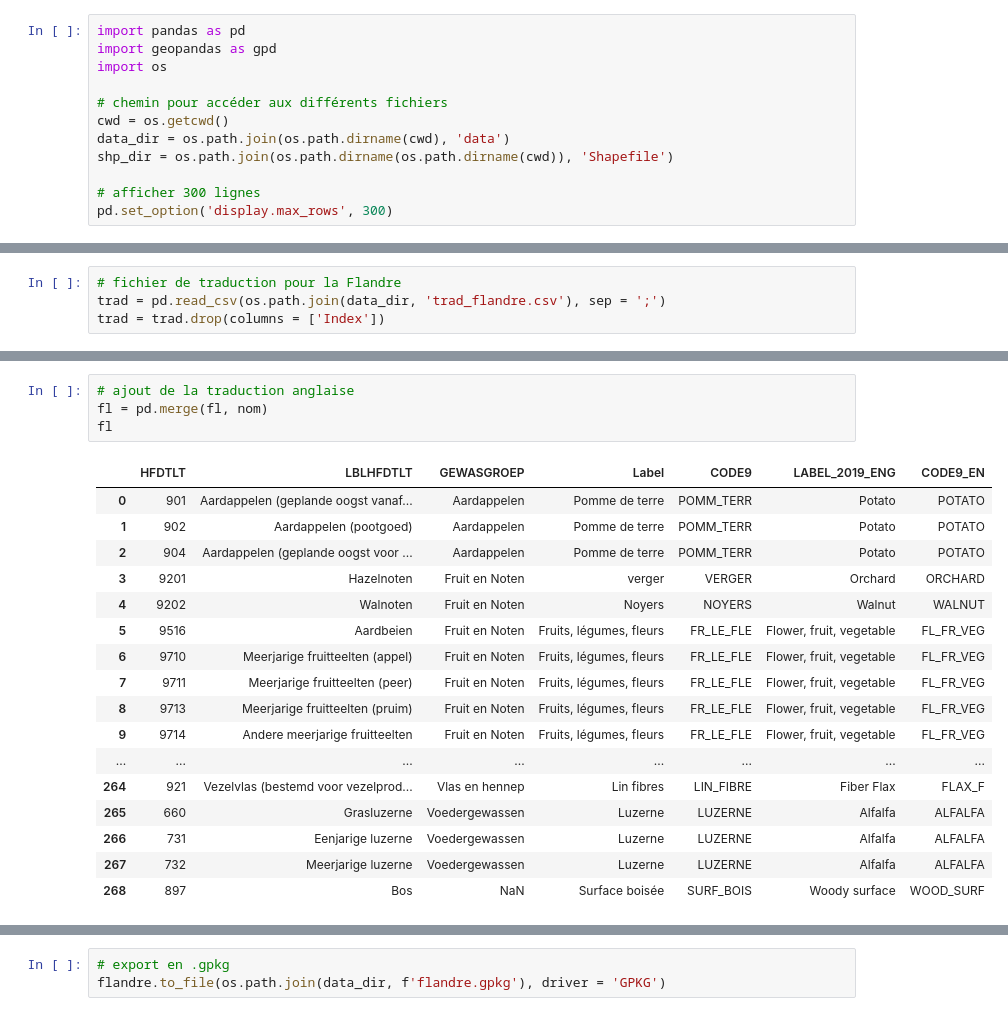
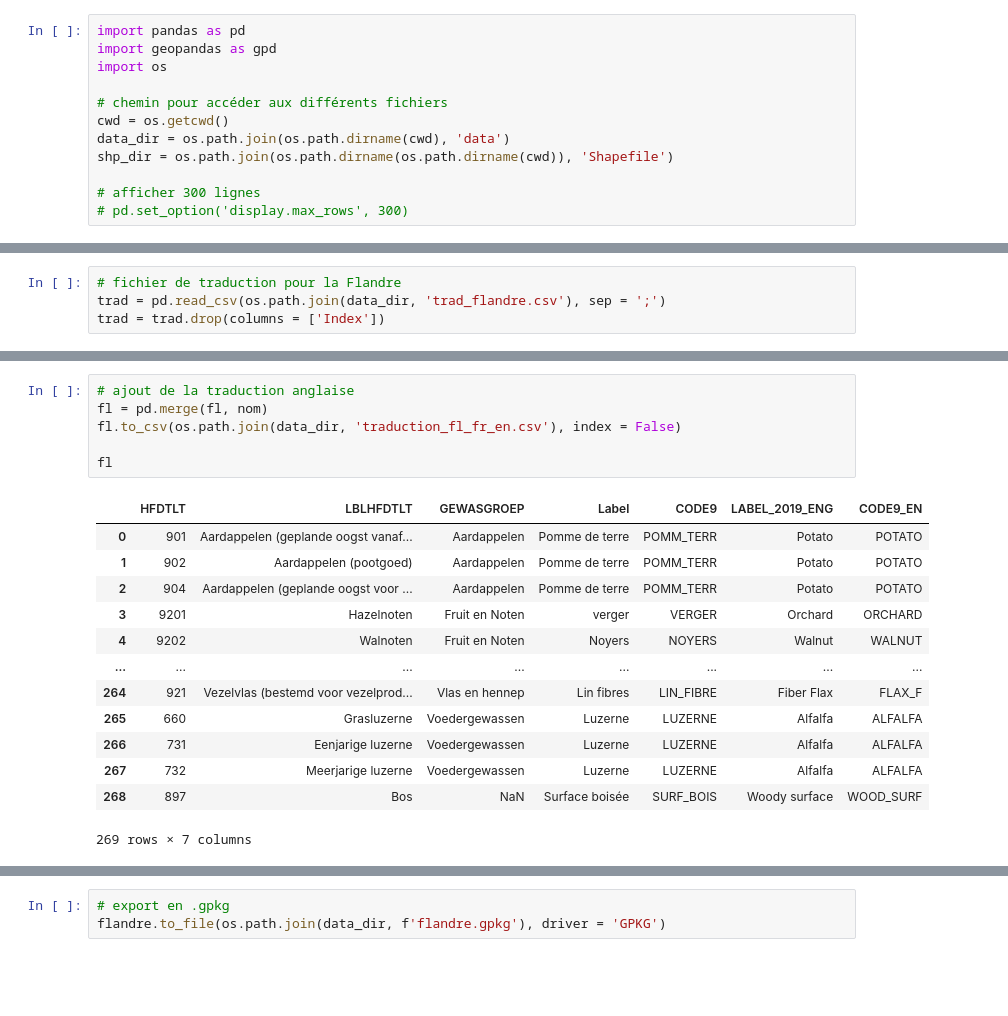
Before and after one commit to Okcase/Projet-stage, a Jupyter notebook: notebooks/flandre.ipynb, the cells around one changed output, grey strips where cells are left out. Saved outputs shown, nothing was run; the diff lists cells and outputs as text; blank space fills up the shorter version.

```diff
--- a/notebooks/flandre.ipynb
+++ b/notebooks/flandre.ipynb
@@ -9,7 +9,7 @@ data_dir = os.path.join(os.path.dirname(cwd), 'data')
 shp_dir = os.path.join(os.path.dirname(os.path.dirname(cwd)), 'Shapefile')
 
 # afficher 300 lignes
-pd.set_option('display.max_rows', 300)
+# pd.set_option('display.max_rows', 300)
 # %%
 # lecture du fichier
 flandre = gpd.read_file(os.path.join(shp_dir, 'flandre/Landbouwgebruikspercelen_LV_2020_GewVLA_Shapefile/Shapefile/Lbgbrprc20.shp'))
@@ -142,22 +130,20 @@ nom
 # %%
 # ajout de la traduction anglaise
 fl = pd.merge(fl, nom)
+fl.to_csv(os.path.join(data_dir, 'traduction_fl_fr_en.csv'), index = False)
+
 fl
 # %% [output]
 |  | HFDTLT | LBLHFDTLT | GEWASGROEP | Label | CODE9 | LABEL_2019_ENG | CODE9_EN |
 | 0 | 901 | Aardappelen (geplande oogst vanaf... | Aardappelen | Pomme de terre | POMM_TERR | Potato | POTATO |
 | 1 | 902 | Aardappelen (pootgoed) | Aardappelen | Pomme de terre | POMM_TERR | Potato | POTATO |
 | 2 | 904 | Aardappelen (geplande oogst voor ... | Aardappelen | Pomme de terre | POMM_TERR | Potato | POTATO |
 | 3 | 9201 | Hazelnoten | Fruit en Noten | verger | VERGER | Orchard | ORCHARD |
 | 4 | 9202 | Walnoten | Fruit en Noten | Noyers | NOYERS | Walnut | WALNUT |
-| 5 | 9516 | Aardbeien | Fruit en Noten | Fruits, légumes, fleurs | FR_LE_FLE | Flower, fruit, vegetable | FL_FR_VEG |
-| 6 | 9710 | Meerjarige fruitteelten (appel) | Fruit en Noten | Fruits, légumes, fleurs | FR_LE_FLE | Flower, fruit, vegetable | FL_FR_VEG |
-| 7 | 9711 | Meerjarige fruitteelten (peer) | Fruit en Noten | Fruits, légumes, fleurs | FR_LE_FLE | Flower, fruit, vegetable | FL_FR_VEG |
-| 8 | 9713 | Meerjarige fruitteelten (pruim) | Fruit en Noten | Fruits, légumes, fleurs | FR_LE_FLE | Flower, fruit, vegetable | FL_FR_VEG |
-| 9 | 9714 | Andere meerjarige fruitteelten | Fruit en Noten | Fruits, légumes, fleurs | FR_LE_FLE | Flower, fruit, vegetable | FL_FR_VEG |
 | ... | ... | ... | ... | ... | ... | ... | ... |
 | 264 | 921 | Vezelvlas (bestemd voor vezelprod... | Vlas en hennep | Lin fibres | LIN_FIBRE | Fiber Flax | FLAX_F |
 | 265 | 660 | Grasluzerne | Voedergewassen | Luzerne | LUZERNE | Alfalfa | ALFALFA |
 | 266 | 731 | Eenjarige luzerne | Voedergewassen | Luzerne | LUZERNE | Alfalfa | ALFALFA |
 | 267 | 732 | Meerjarige luzerne | Voedergewassen | Luzerne | LUZERNE | Alfalfa | ALFALFA |
 | 268 | 897 | Bos | NaN | Surface boisée | SURF_BOIS | Woody surface | WOOD_SURF |
+269 rows × 7 columns
```
Also changed, not shown: parts of 8 cells of this notebook, 3 other files.
